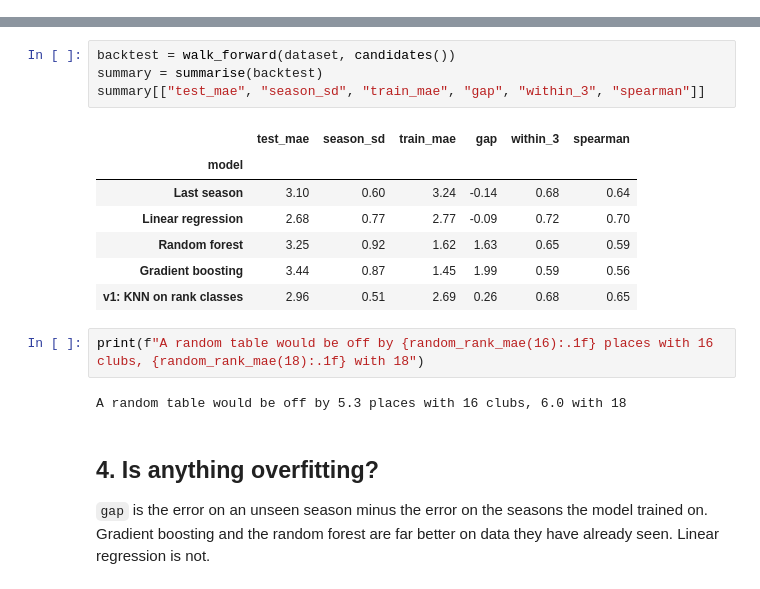
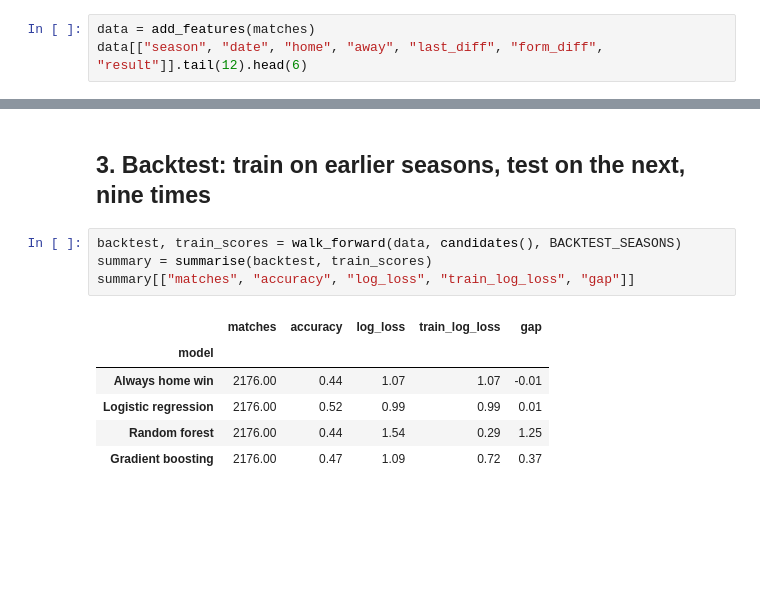
Before and after one commit to sal2049/saudi-pro-league-forecast, a Jupyter notebook: notebooks/walkthrough.ipynb, the cells around one changed output, grey strips where cells are left out. Cells and saved outputs as stored; diff of their text form; blank space fills up the shorter version.

```diff
--- a/notebooks/walkthrough.ipynb
+++ b/notebooks/walkthrough.ipynb
@@ -81,0 +44,3 @@ Each model is trained on the seasons before a test season and predicts that seas
+# %%
+data = add_features(matches)
+data[["season", "date", "home", "away", "last_diff", "form_diff", "result"]].tail(12).head(6)
@@ -82,23 +55,16 @@ Each model is trained on the seasons before a test season and predicts that seas
+# %% [markdown]
+## 3. Backtest: train on earlier seasons, test on the next, nine times
 # %%
-backtest = walk_forward(dataset, candidates())
-summary = summarise(backtest)
-summary[["test_mae", "season_sd", "train_mae", "gap", "within_3", "spearman"]]
+backtest, train_scores = walk_forward(data, candidates(), BACKTEST_SEASONS)
+summary = summarise(backtest, train_scores)
+summary[["matches", "accuracy", "log_loss", "train_log_loss", "gap"]]
 # %% [output]
-|  | test_mae | season_sd | train_mae | gap | within_3 | spearman |
-| model |  |  |  |  |  |  |
-| Last season | 3.10 | 0.60 | 3.24 | -0.14 | 0.68 | 0.64 |
-| Linear regression | 2.68 | 0.77 | 2.77 | -0.09 | 0.72 | 0.70 |
-| Random forest | 3.25 | 0.92 | 1.62 | 1.63 | 0.65 | 0.59 |
-| Gradient boosting | 3.44 | 0.87 | 1.45 | 1.99 | 0.59 | 0.56 |
-| v1: KNN on rank classes | 2.96 | 0.51 | 2.69 | 0.26 | 0.68 | 0.65 |
+|  | matches | accuracy | log_loss | train_log_loss | gap |
+| model |  |  |  |  |  |
+| Always home win | 2176.00 | 0.44 | 1.07 | 1.07 | -0.01 |
+| Logistic regression | 2176.00 | 0.52 | 0.99 | 0.99 | 0.01 |
+| Random forest | 2176.00 | 0.44 | 1.54 | 0.29 | 1.25 |
+| Gradient boosting | 2176.00 | 0.47 | 1.09 | 0.72 | 0.37 |
-# %%
-print(f"A random table would be off by {random_rank_mae(16):.1f} places with 16 clubs, {random_rank_mae(18):.1f} with 18")
-# %% [output]
-A random table would be off by 5.3 places with 16 clubs, 6.0 with 18
-# %% [markdown]
-## 4. Is anything overfitting?
-
-`gap` is the error on an unseen season minus the error on the seasons the model trained on. Gradient boosting and the random forest are far better on data they have already seen. Linear regression is not.
 # %%
 plots.overfitting_gap(summary);
 # %% [output]
```
Also changed, not shown: parts of 35 cells of this notebook, 17 other files.
